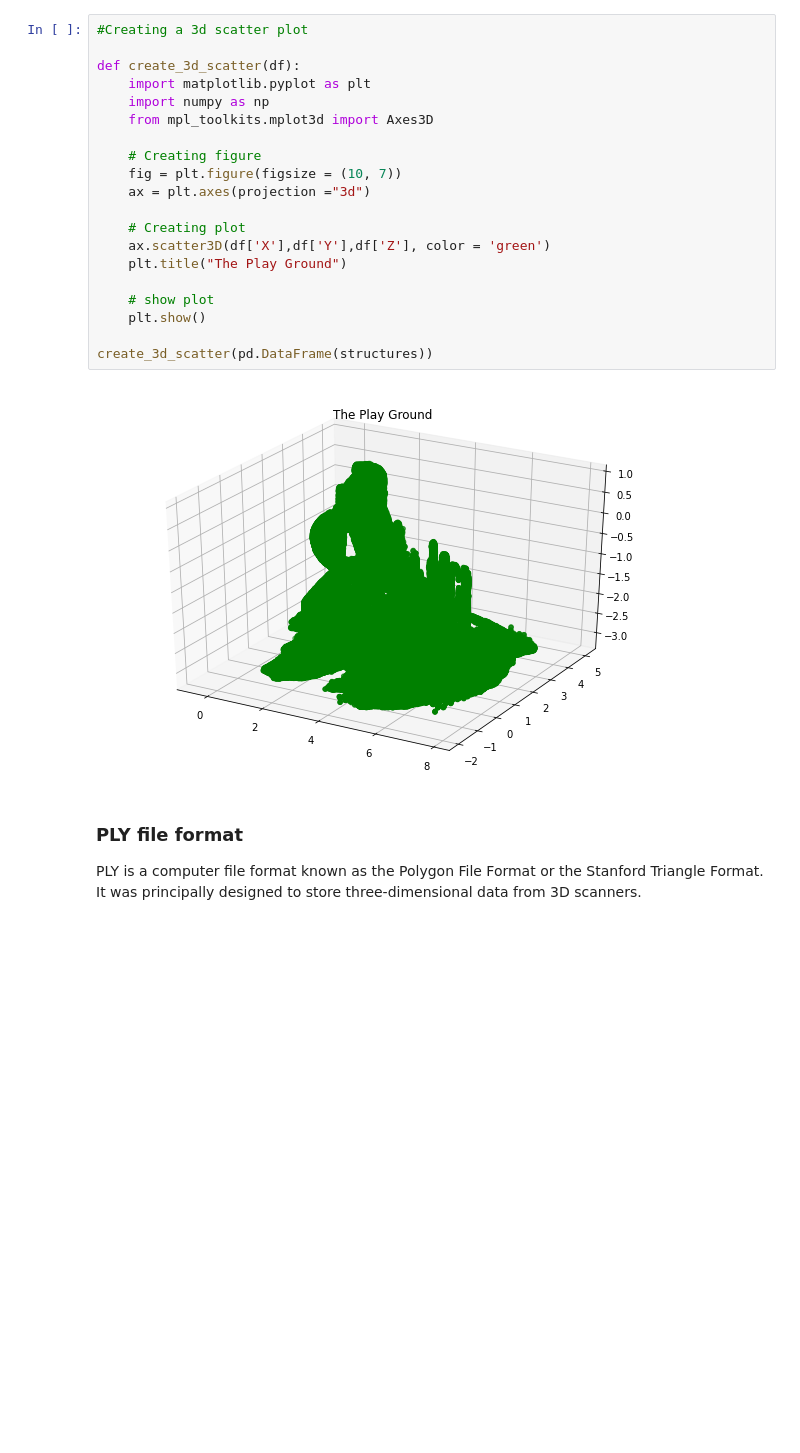
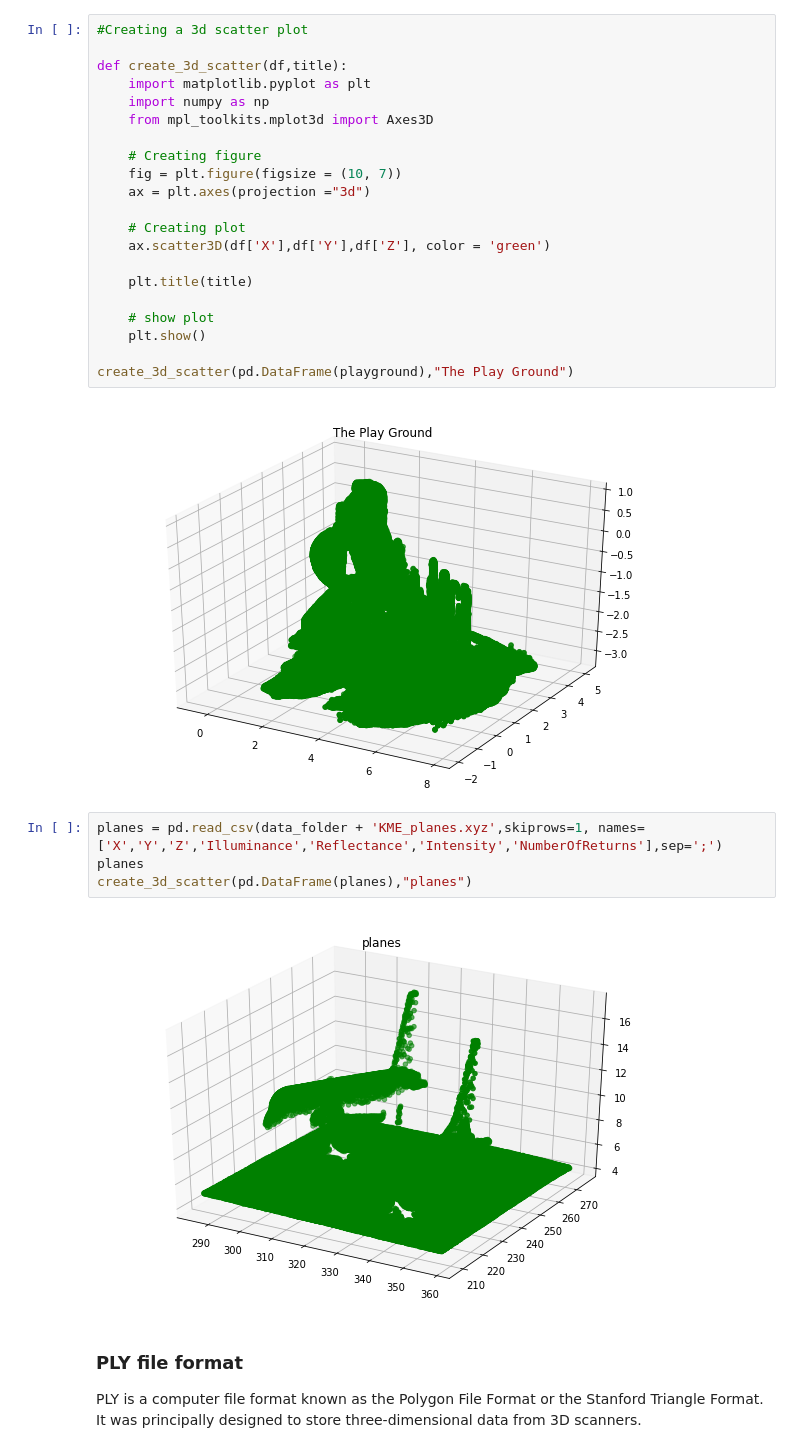
Before and after one commit to dileep-gadiraju/point-cloud-exploration, a Jupyter notebook: PointCloud File Formats.ipynb, the cells around one changed output. Drawn from its saved outputs; the diff is of its cells as text; blank space fills up the shorter version.

```diff
--- a/PointCloud File Formats.ipynb
+++ b/PointCloud File Formats.ipynb
@@ -31,7 +31,7 @@ Drive already mounted at /content/drive; to attempt to forcibly remount, call dr
 # %%
 #Creating a 3d scatter plot
 
-def create_3d_scatter(df):
+def create_3d_scatter(df,title):
     import matplotlib.pyplot as plt
     import numpy as np
     from mpl_toolkits.mplot3d import Axes3D
@@ -42,14 +42,21 @@ def create_3d_scatter(df):
 
     # Creating plot
     ax.scatter3D(df['X'],df['Y'],df['Z'], color = 'green')
-    plt.title("The Play Ground")
+
+    plt.title(title)
 
     # show plot
     plt.show()
 
-create_3d_scatter(pd.DataFrame(structures))
+create_3d_scatter(pd.DataFrame(playground),"The Play Ground")
 # %% [output]
 [figure]
+# %%
+planes = pd.read_csv(data_folder + 'KME_planes.xyz',skiprows=1, names=['X','Y','Z','Illuminance','Reflectance','Intensity','NumberOfReturns'],sep=';')
+planes
+create_3d_scatter(pd.DataFrame(planes),"planes")
+# %% [output]
+[figure, added]
 # %% [markdown]
 ### PLY file format
 PLY is a computer file format known as the Polygon File Format or the Stanford Triangle Format. It was principally designed to store three-dimensional data from 3D scanners.
```
Also changed, not shown: parts of 6 cells of this notebook, 2 other files.
